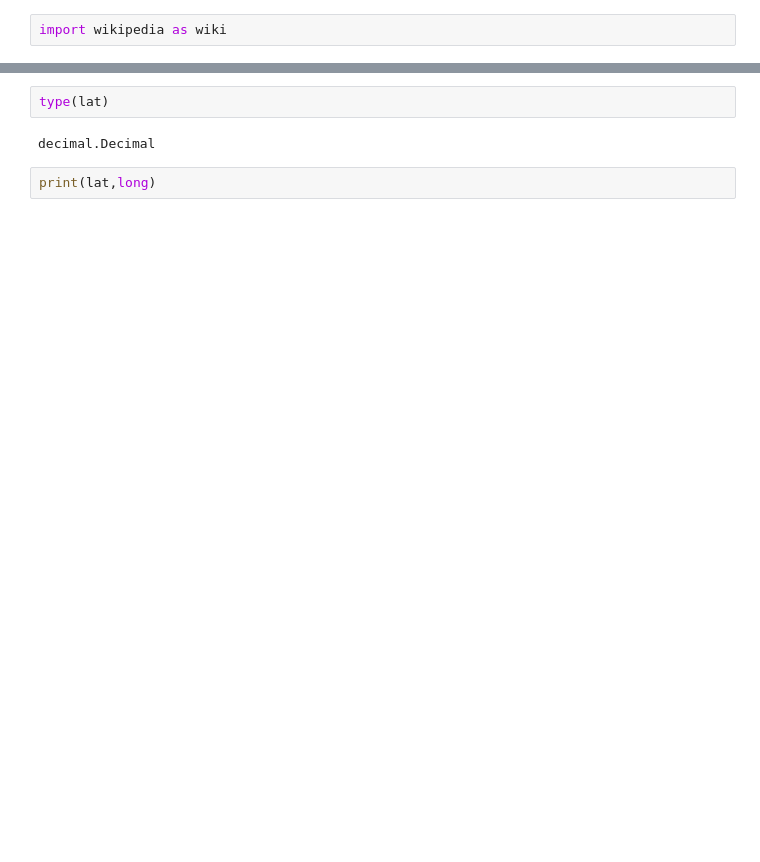
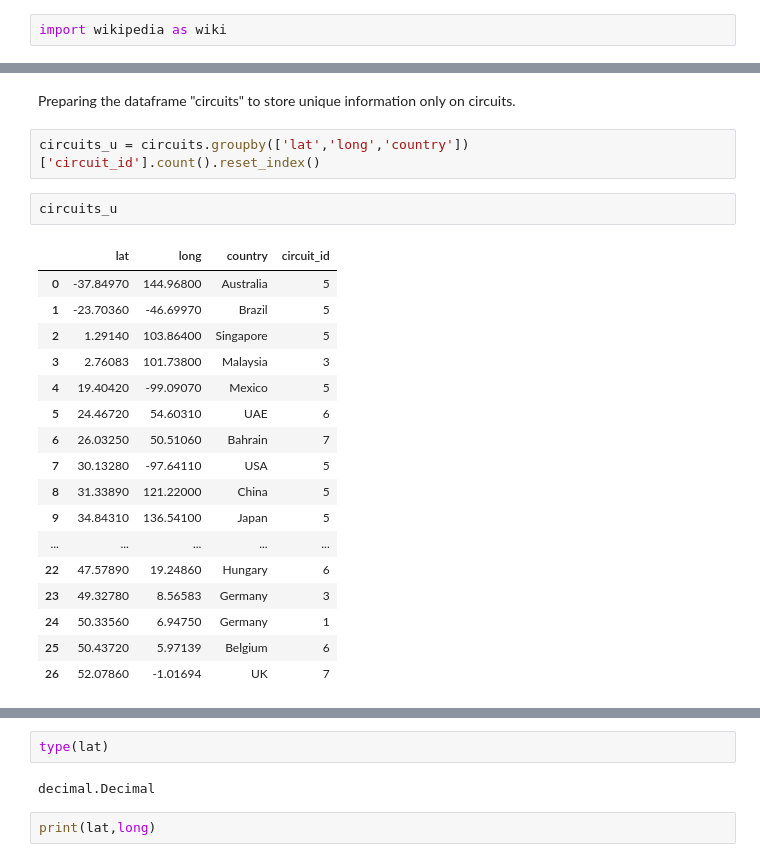
Before and after one commit to Ricardodpalmeida/PDS, a Jupyter notebook: Ric.ipynb, the cells around one changed output, grey strips where cells are left out. Saved outputs shown, nothing was run; the diff lists cells and outputs as text; blank space fills up the shorter version.

```diff
--- a/Ric.ipynb
+++ b/Ric.ipynb
@@ -45,0 +74,24 @@ circuits = pd.read_sql(circuits_query, cnxn)
+# %% [markdown]
+Preparing the dataframe "circuits" to store unique information only on circuits.
+# %%
+circuits_u = circuits.groupby(['lat','long','country'])['circuit_id'].count().reset_index()
+# %%
+circuits_u
+# %% [output]
+|  | lat | long | country | circuit_id |
+| 0 | -37.84970 | 144.96800 | Australia | 5 |
+| 1 | -23.70360 | -46.69970 | Brazil | 5 |
+| 2 | 1.29140 | 103.86400 | Singapore | 5 |
+| 3 | 2.76083 | 101.73800 | Malaysia | 3 |
+| 4 | 19.40420 | -99.09070 | Mexico | 5 |
+| 5 | 24.46720 | 54.60310 | UAE | 6 |
+| 6 | 26.03250 | 50.51060 | Bahrain | 7 |
+| 7 | 30.13280 | -97.64110 | USA | 5 |
+| 8 | 31.33890 | 121.22000 | China | 5 |
+| 9 | 34.84310 | 136.54100 | Japan | 5 |
+| ... | ... | ... | ... | ... |
+| 22 | 47.57890 | 19.24860 | Hungary | 6 |
+| 23 | 49.32780 | 8.56583 | Germany | 3 |
+| 24 | 50.33560 | 6.94750 | Germany | 1 |
+| 25 | 50.43720 | 5.97139 | Belgium | 6 |
+| 26 | 52.07860 | -1.01694 | UK | 7 |
```
Also changed, not shown: parts of 36 cells of this notebook, 1 other file.
